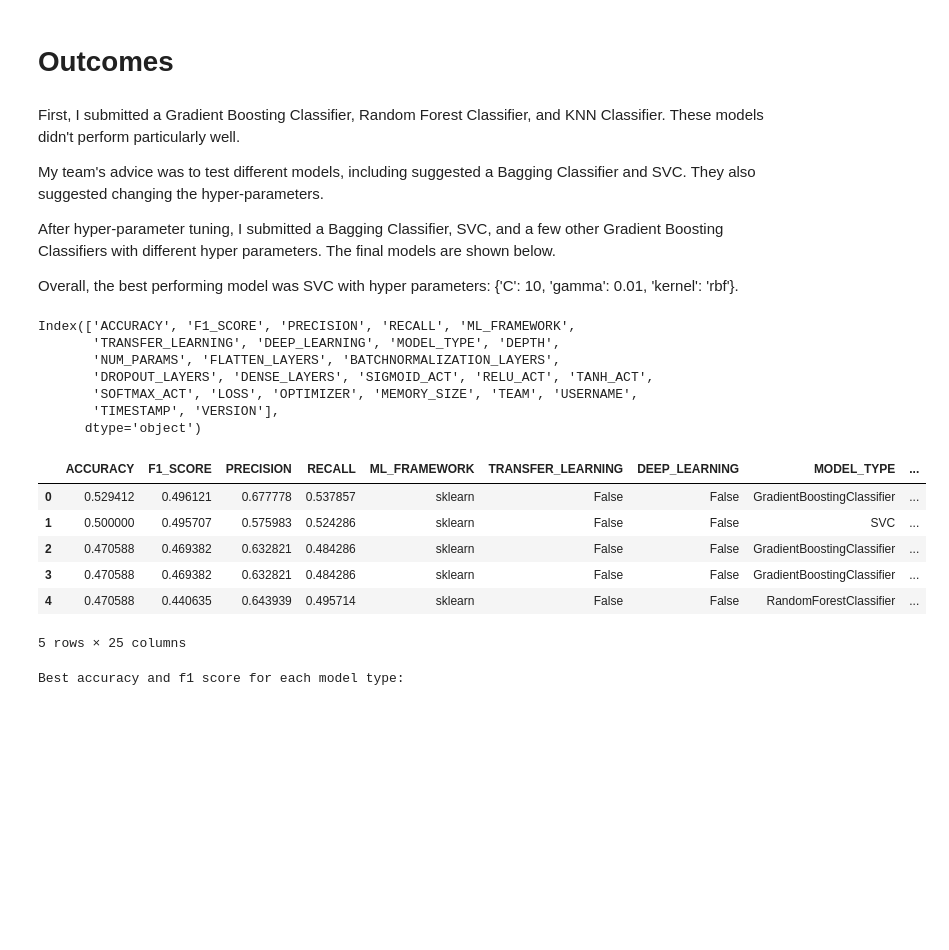
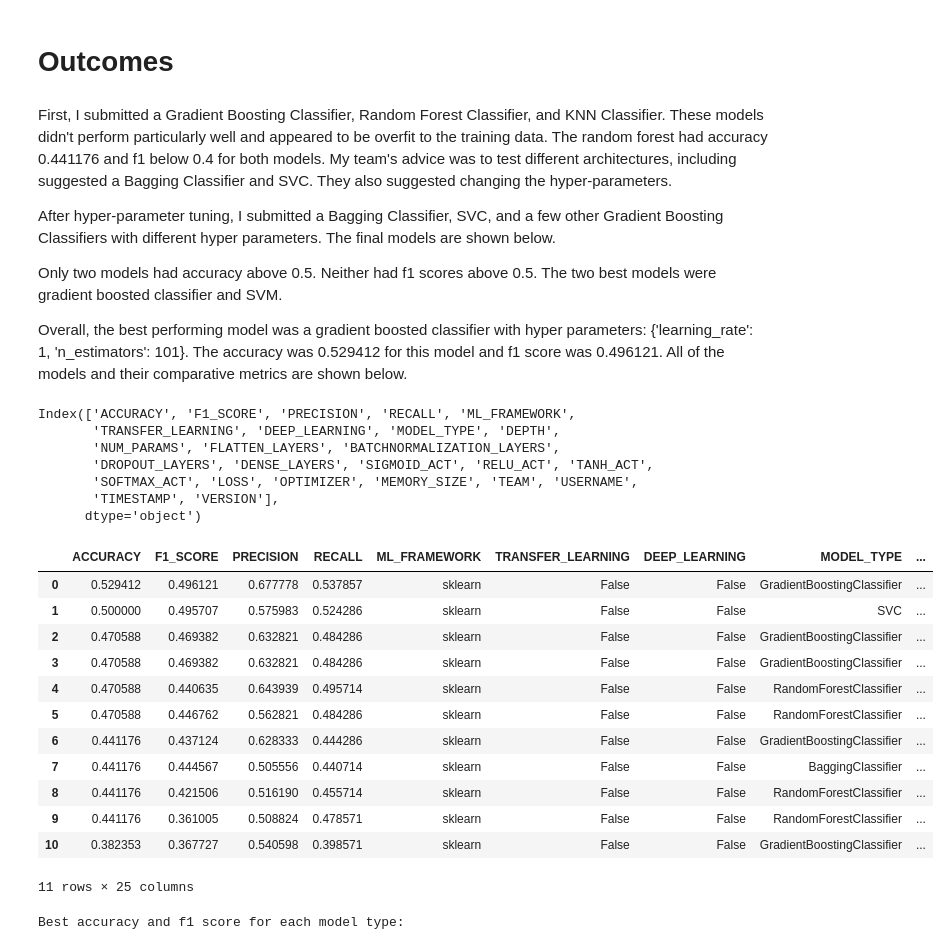
Before and after one commit to lprockop/WorldHappinessReport, a Jupyter notebook: AML_Homework_1.ipynb, the cells around one changed output. Cells and saved outputs as stored; diff of their text form; code cells hidden in the pictures; blank space fills up the shorter version.

```diff
--- a/AML_Homework_1.ipynb
+++ b/AML_Homework_1.ipynb
@@ -402,33 +439,38 @@ To submit code used to create this model or to view current leaderboard navigate
 # %% [markdown]
 # Outcomes
 # %% [markdown]
-First, I submitted a Gradient Boosting Classifier, Random Forest Classifier, and KNN Classifier. These models didn't perform particularly well.
-
-My team's advice was to test different models, including suggested a Bagging Classifier and SVC. They also suggested changing the hyper-parameters.
+First, I submitted a Gradient Boosting Classifier, Random Forest Classifier, and KNN Classifier. These models didn't perform particularly well and appeared to be overfit to the training data. The random forest had accuracy 0.441176 and f1 below 0.4 for both models. My team's advice was to test different architectures, including suggested a Bagging Classifier and SVC. They also suggested changing the hyper-parameters.
 
 After hyper-parameter tuning, I submitted a Bagging Classifier, SVC, and a few other Gradient Boosting Classifiers with different hyper parameters. The final models are shown below.
 
-Overall, the best performing model was SVC with hyper parameters:
-{'C': 10, 'gamma': 0.01, 'kernel': 'rbf'}.
+Only two models had accuracy above 0.5. Neither had f1 scores above 0.5. The two best models were gradient boosted classifier and SVM.
+
+Overall, the best performing model was a gradient boosted classifier with hyper parameters: {'learning_rate': 1, 'n_estimators': 101}. The accuracy was 0.529412 for this model and f1 score was 0.496121. All of the models and their comparative metrics are shown below.
 # %%
 results = pd.read_csv('public-leaderboard.csv')
 print(results.columns)
-results.head()
+results.head(n=15)
 # %% [output]
 Index(['ACCURACY', 'F1_SCORE', 'PRECISION', 'RECALL', 'ML_FRAMEWORK',
        'TRANSFER_LEARNING', 'DEEP_LEARNING', 'MODEL_TYPE', 'DEPTH',
        'NUM_PARAMS', 'FLATTEN_LAYERS', 'BATCHNORMALIZATION_LAYERS',
        'DROPOUT_LAYERS', 'DENSE_LAYERS', 'SIGMOID_ACT', 'RELU_ACT', 'TANH_ACT',
        'SOFTMAX_ACT', 'LOSS', 'OPTIMIZER', 'MEMORY_SIZE', 'TEAM', 'USERNAME',
        'TIMESTAMP', 'VERSION'],
       dtype='object')
 |  | ACCURACY | F1_SCORE | PRECISION | RECALL | ML_FRAMEWORK | TRANSFER_LEARNING | DEEP_LEARNING | MODEL_TYPE | ... |
 | 0 | 0.529412 | 0.496121 | 0.677778 | 0.537857 | sklearn | False | False | GradientBoostingClassifier | ... |
 | 1 | 0.500000 | 0.495707 | 0.575983 | 0.524286 | sklearn | False | False | SVC | ... |
 | 2 | 0.470588 | 0.469382 | 0.632821 | 0.484286 | sklearn | False | False | GradientBoostingClassifier | ... |
 | 3 | 0.470588 | 0.469382 | 0.632821 | 0.484286 | sklearn | False | False | GradientBoostingClassifier | ... |
 | 4 | 0.470588 | 0.440635 | 0.643939 | 0.495714 | sklearn | False | False | RandomForestClassifier | ... |
+| 5 | 0.470588 | 0.446762 | 0.562821 | 0.484286 | sklearn | False | False | RandomForestClassifier | ... |
+| 6 | 0.441176 | 0.437124 | 0.628333 | 0.444286 | sklearn | False | False | GradientBoostingClassifier | ... |
+| 7 | 0.441176 | 0.444567 | 0.505556 | 0.440714 | sklearn | False | False | BaggingClassifier | ... |
+| 8 | 0.441176 | 0.421506 | 0.516190 | 0.455714 | sklearn | False | False | RandomForestClassifier | ... |
+| 9 | 0.441176 | 0.361005 | 0.508824 | 0.478571 | sklearn | False | False | RandomForestClassifier | ... |
+| 10 | 0.382353 | 0.367727 | 0.540598 | 0.398571 | sklearn | False | False | GradientBoostingClassifier | ... |
-5 rows × 25 columns
+11 rows × 25 columns
 # %%
 print("Best accuracy and f1 score for each model type:")
 display(results[['ACCURACY', 'F1_SCORE']].groupby(results['MODEL_TYPE']).max())
```
Also changed, not shown: parts of 14 cells of this notebook.
